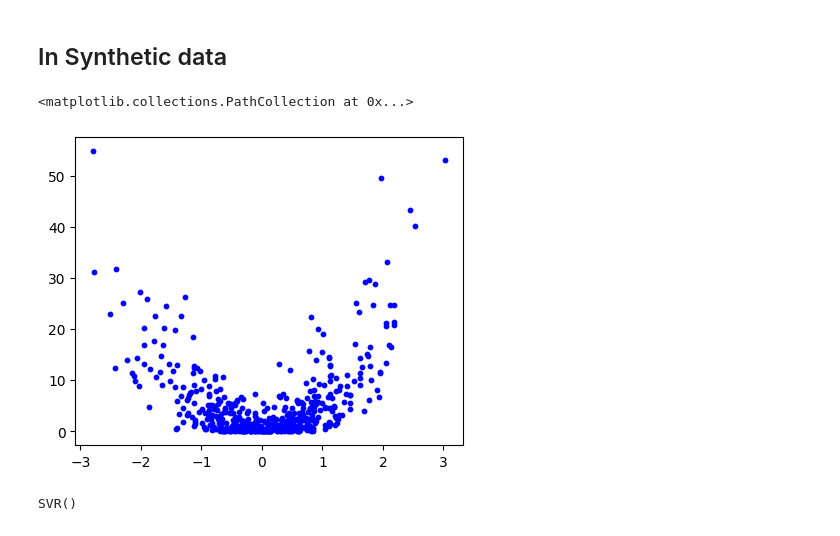
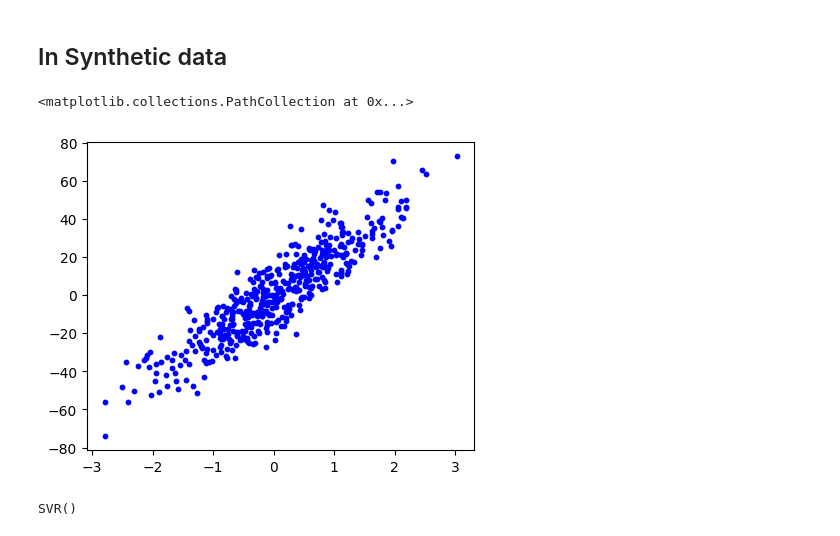
Before and after one commit to Luisa96fernanda/machine_learning, a Jupyter notebook: Sem_04/SVR.ipynb, the cells around one changed output. Cells and saved outputs as stored; diff of their text form; code cells hidden in the pictures.

```diff
--- a/Sem_04/SVR.ipynb
+++ b/Sem_04/SVR.ipynb
@@ -13,13 +13,13 @@ from sklearn.datasets import make_regression
 # %%
 X, y = make_regression(n_samples = 500, n_features = 1, noise = 10, random_state = 1)
 #convierte la funcion a exponencial
-y= (y*0.1)**2
+#y= (y*0.1)**2
 
 _, ax = plt.subplots (figsize=(5,4))
 ax.scatter( X , y , s=10, c = 'b')
 # %% [output]
 <matplotlib.collections.PathCollection at 0x...>
-[figure, old version]
+[figure, new version]
 # %%
 #svr = SVR(kernel = "linear" )
 #svr = SVR(kernel = "poly" )
```
Also changed, not shown: parts of 2 cells of this notebook.
